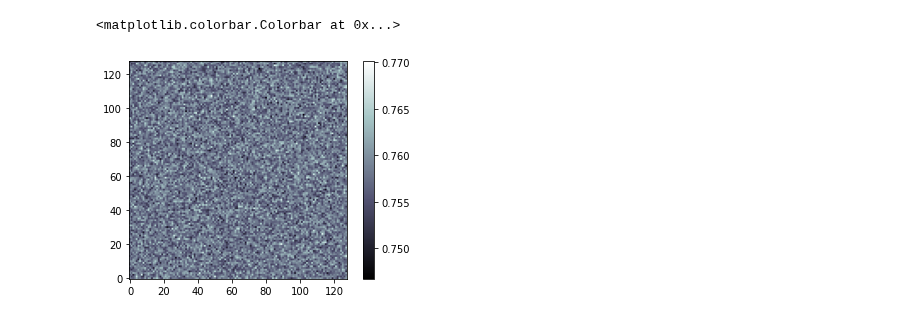
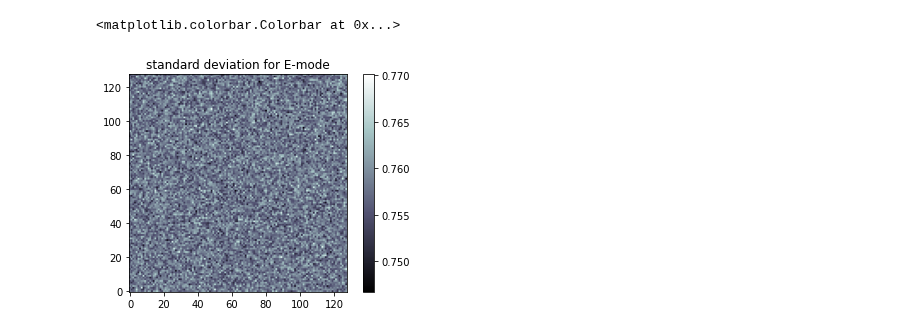
Before and after one commit to CosmoStat/jax-lensing, a Jupyter notebook: notebooks/multivariate-gaussian-vi.ipynb, the cells around one changed output. Saved outputs shown, nothing was run; the diff lists cells and outputs as text; code cells hidden in the pictures.

```diff
--- a/notebooks/multivariate-gaussian-vi.ipynb
+++ b/notebooks/multivariate-gaussian-vi.ipynb
@@ -138,7 +150,8 @@ stdE, stdB = std[:std.shape[0]//2], std[std.shape[0]//2:]
 stdE, stdB = jnp.reshape(stdE, (128, 128)), jnp.reshape(stdB, (128, 128))
 # %%
 plt.imshow(stdE, origin='lower', cmap='bone')
+plt.title('standard deviation for E-mode')
 plt.colorbar()
 # %% [output]
 <matplotlib.colorbar.Colorbar at 0x...>
-[figure, old version]
+[figure, new version]
```
Also changed, not shown: parts of 3 cells of this notebook.
